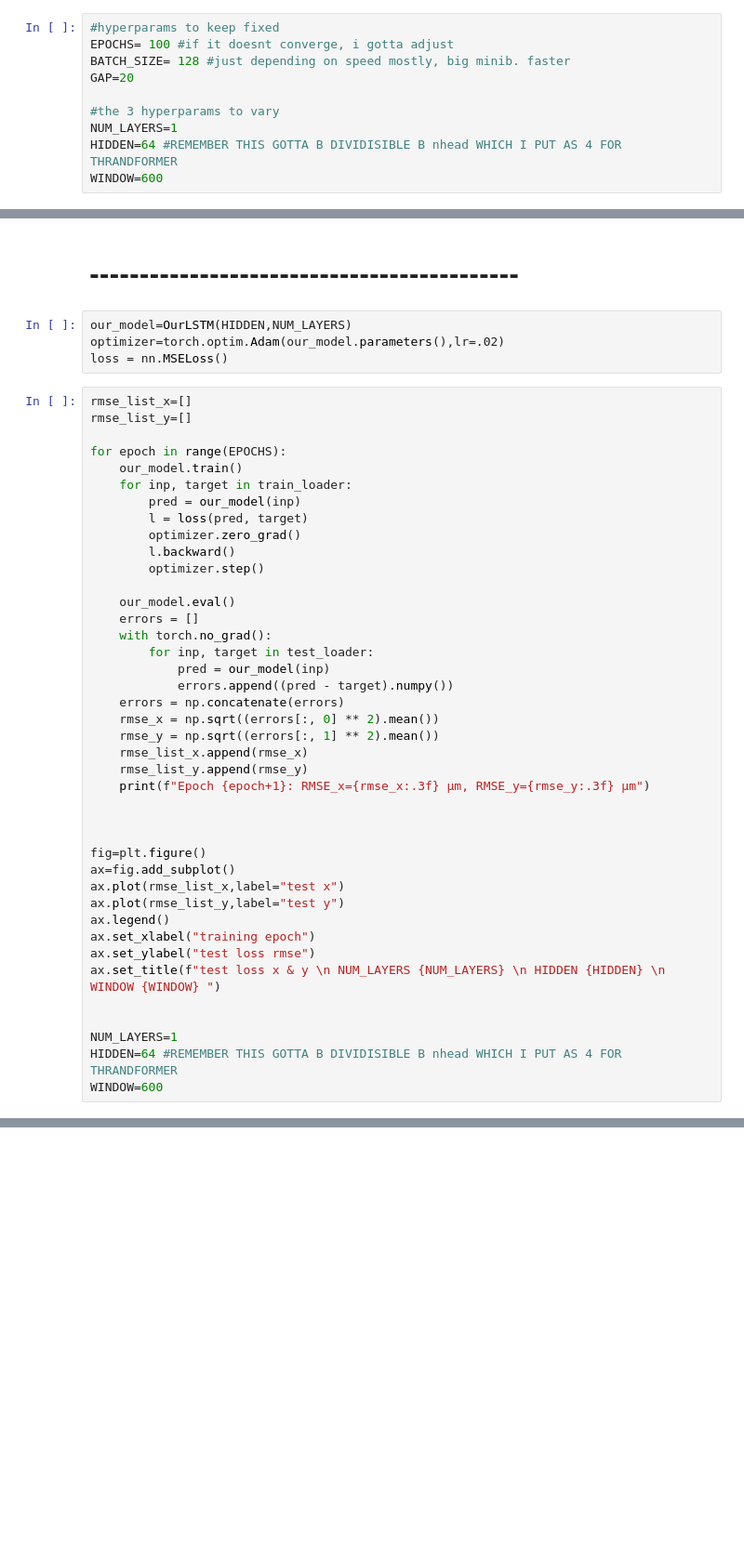
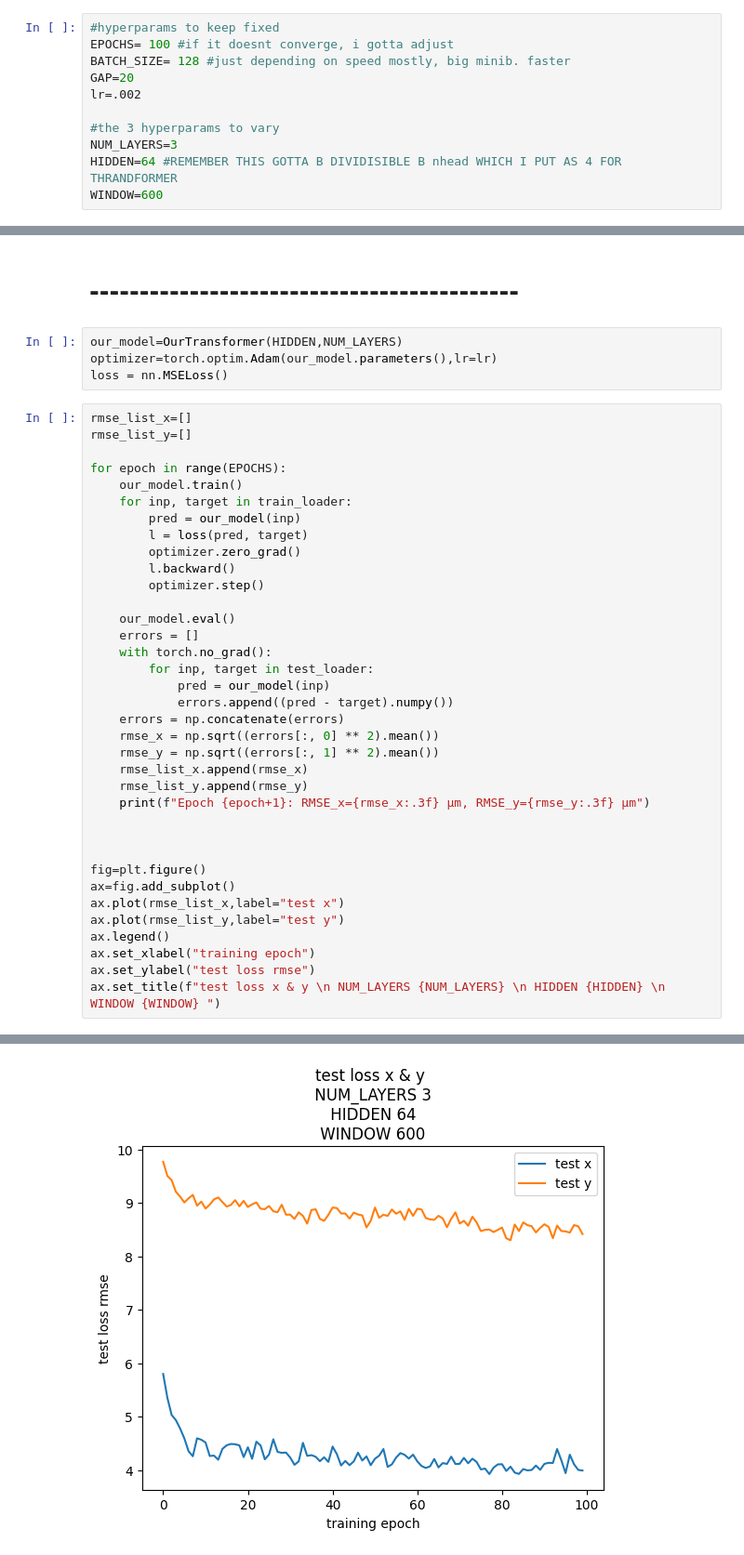
Before and after one commit to karlcal1/comparing_architectures, a Jupyter notebook: 188_project.ipynb, the cells around one changed output, grey strips where cells are left out. Shown at 93% size. Cells and saved outputs as stored; diff of their text form; blank space fills up the shorter version.

```diff
--- a/188_project.ipynb
+++ b/188_project.ipynb
@@ -57,9 +57,10 @@ heres what the dataframe looks like btw:
 EPOCHS= 100 #if it doesnt converge, i gotta adjust
 BATCH_SIZE= 128 #just depending on speed mostly, big minib. faster
 GAP=20
+lr=.002
 
 #the 3 hyperparams to vary
-NUM_LAYERS=1
+NUM_LAYERS=3
 HIDDEN=64 #REMEMBER THIS GOTTA B DIVIDISIBLE B nhead WHICH I PUT AS 4 FOR THRANDFORMER
 WINDOW=600
 # %%
@@ -137,8 +138,8 @@ class OurTransformer(nn.Module):
 # %% [markdown]
 # -------------------------------------------
 # %%
-our_model=OurLSTM(HIDDEN,NUM_LAYERS)
-optimizer=torch.optim.Adam(our_model.parameters(),lr=.02)
+our_model=OurTransformer(HIDDEN,NUM_LAYERS)
+optimizer=torch.optim.Adam(our_model.parameters(),lr=lr)
 loss = nn.MSELoss()
 # %%
 rmse_list_x=[]
@@ -176,8 +177,4 @@ ax.legend()
 ax.set_xlabel("training epoch")
 ax.set_ylabel("test loss rmse")
 ax.set_title(f"test loss x & y \n NUM_LAYERS {NUM_LAYERS} \n HIDDEN {HIDDEN} \n WINDOW {WINDOW} ")
-
-
-NUM_LAYERS=1
-HIDDEN=64 #REMEMBER THIS GOTTA B DIVIDISIBLE B nhead WHICH I PUT AS 4 FOR THRANDFORMER
-WINDOW=600
+# %% [output]
@@ -183,0 +199 @@ WINDOW=600
+[figure, added]
```
Also changed, not shown: parts of 1 cell of this notebook.
